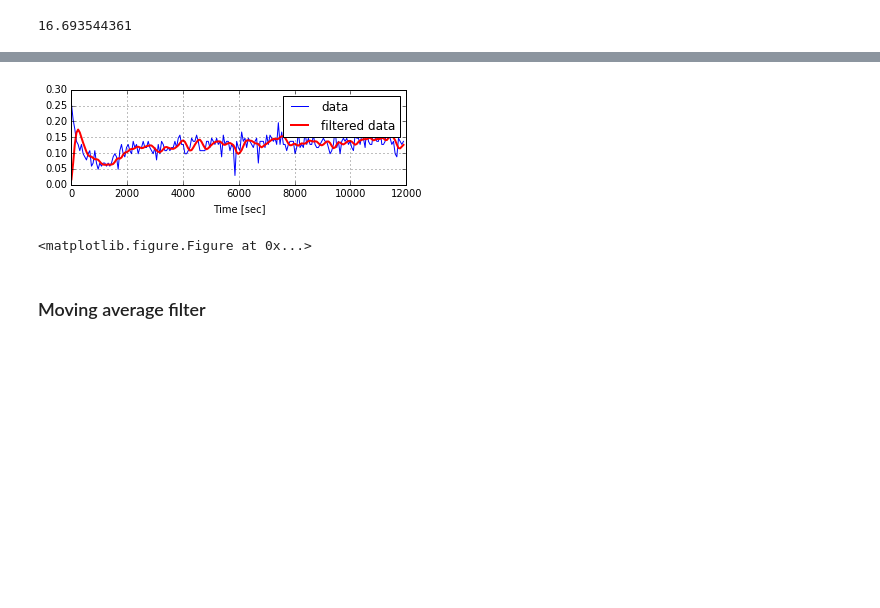
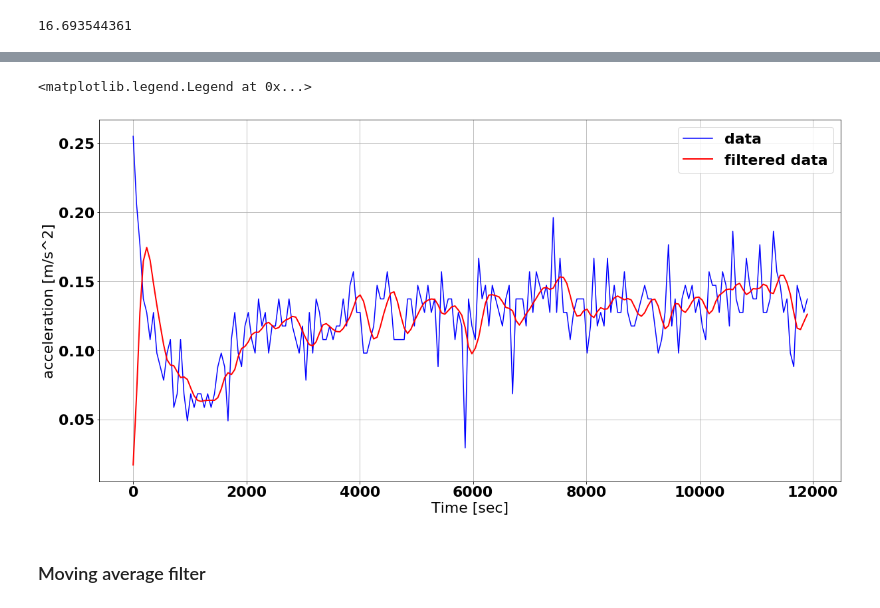
Before and after one commit to olayasturias/imu_filtering, a Jupyter notebook: src/ImuFilter.ipynb, the cells around one changed output, grey strips where cells are left out. Cells and saved outputs as stored; diff of their text form; code cells hidden in the pictures; blank space fills up the shorter version.

```diff
--- a/src/ImuFilter.ipynb
+++ b/src/ImuFilter.ipynb
@@ -73,0 +69,11 @@ plt.plot(t,x)
+# %%
+font = {'family' : 'DejaVu Sans',
+        'weight' : 'bold',
+        'size'   : 22}
+
+plt.rc('font', **font)
+plt.rcParams['figure.figsize'] = [40,10]
+
+plt.plot(t,x)
+plt.xlabel('time[s]')
+plt.ylabel('acceleration [m/s^2]')
@@ -184,22 +191,17 @@ plt.grid()
 # Filter the data, and plot both the original and filtered signals.
 x_lpf = lowpass.butter_lowpass_filter(x, cutoff, fs, order)
 # %%
-plt.subplot(2, 1, 2)
+fig_size = [20,10]
+plt.rcParams['figure.figsize'] = fig_size
 plt.plot(t, x, 'b-', label='data')
 plt.plot(t, x_lpf, 'r-', linewidth=2, label='filtered data')
 plt.xlabel('Time [sec]')
+plt.ylabel('acceleration [m/s^2]')
 plt.grid()
 plt.legend()
-
-plt.subplots_adjust(hspace=0.35)
-plt.figure(figsize=(100, 50), dpi= 80, facecolor='w', edgecolor='k')
-fig_size = [60,30]
-plt.rcParams['figure.figsize'] = fig_size
-plt.gcf().set_size_inches(*fig_size)
-plt.show()
 # %% [output]
+<matplotlib.legend.Legend at 0x...>
-[figure, old version]
+[figure, new version]
-<matplotlib.figure.Figure at 0x...>
 # %% [markdown]
 ### Moving average filter
 # %% [markdown]
```
Also changed, not shown: parts of 34 cells of this notebook, 3 other files.
